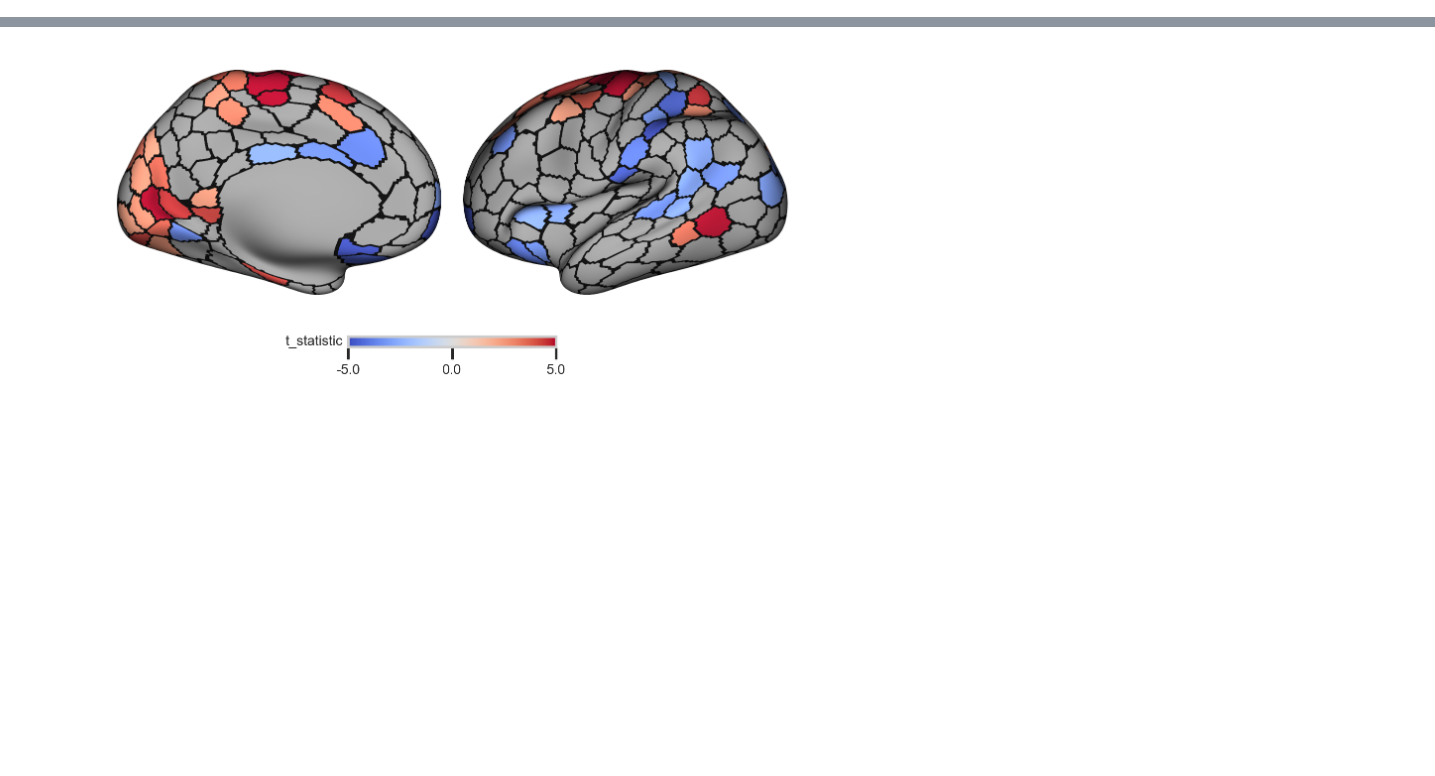
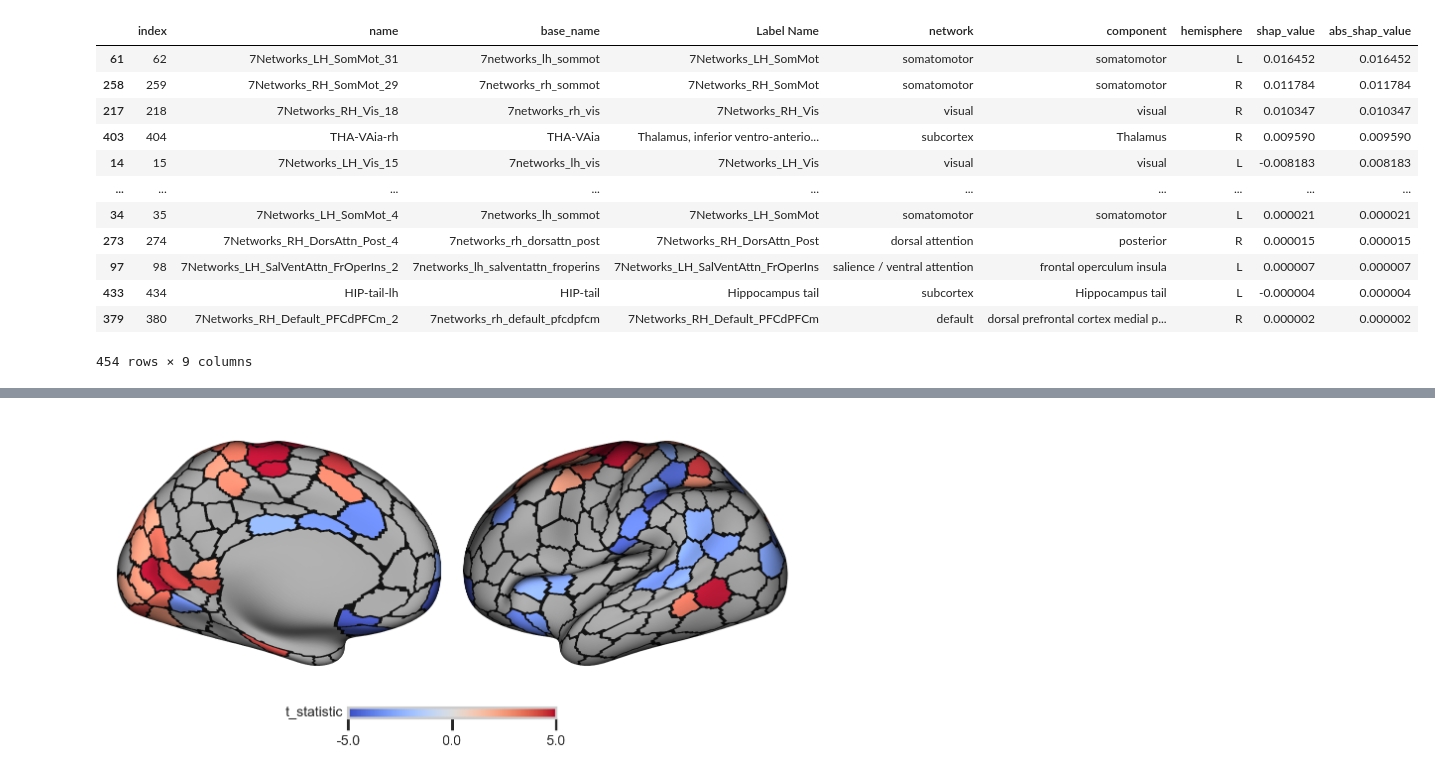
Before and after one commit to GalKepler/athletes_brain, a Jupyter notebook: notebooks/fig2/fig2.ipynb, the cells around one changed output, grey strips where cells are left out. Cells and saved outputs as stored; diff of their text form; code cells hidden in the pictures; blank space fills up the shorter version.

```diff
--- a/notebooks/fig2/fig2.ipynb
+++ b/notebooks/fig2/fig2.ipynb
@@ -460,0 +474,43 @@ TypeError: BaseEstimator.get_params() missing 1 required positional argument: 's
+# %%
+# Model inspection using SHAP values
+import shap
+
+# We use a pipeline, so we need to extract the model from the pipeline
+group_name = "all"
+stacked_estimator = best_models[group_name]["stacked"]
+preprocessor, imputer, estimator = (stacked_estimator.named_steps[key] for key in ["preprocessor", "imputer", "classifier"])
+
+# Prepare the data for SHAP
+X_stacked = X.copy().astype(float)  # Ensure all data is float for SHAP
+X_stacked.columns = X_stacked.columns.astype(str)
+X_stacked["sex"] = X_stacked["sex"].astype(int)  # Ensure sex is int for SHAP
+
+X_stacked = preprocessor.fit_transform(X_stacked)
+X_stacked = imputer.transform(X_stacked)
+X_stacked = pd.DataFrame(X_stacked, columns=preprocessor.get_feature_names_out())
+# Create a SHAP explainer
+explainer = shap.explainers.Linear(
+    estimator, X_stacked, feature_names=X_stacked.columns
+)
+# %%
+explanation = explainer(X_stacked)  # Use a subset of samples for faster computation
+# %%
+importances = parcels.copy()
+importances["shap_value"] = explanation[:,:len(parcels)].values.mean(axis=0)
+# sort by absolute SHAP value
+importances["abs_shap_value"] = importances["shap_value"].abs()
+importances.sort_values(by="abs_shap_value", ascending=False)
+# %% [output]
+|  | index | name | base_name | Label Name | network | component | hemisphere | shap_value | abs_shap_value |
+| 61 | 62 | 7Networks_LH_SomMot_31 | 7networks_lh_sommot | 7Networks_LH_SomMot | somatomotor | somatomotor | L | 0.016452 | 0.016452 |
+| 258 | 259 | 7Networks_RH_SomMot_29 | 7networks_rh_sommot | 7Networks_RH_SomMot | somatomotor | somatomotor | R | 0.011784 | 0.011784 |
+| 217 | 218 | 7Networks_RH_Vis_18 | 7networks_rh_vis | 7Networks_RH_Vis | visual | visual | R | 0.010347 | 0.010347 |
+| 403 | 404 | THA-VAia-rh | THA-VAia | Thalamus, inferior ventro-anterio... | subcortex | Thalamus | R | 0.009590 | 0.009590 |
+| 14 | 15 | 7Networks_LH_Vis_15 | 7networks_lh_vis | 7Networks_LH_Vis | visual | visual | L | -0.008183 | 0.008183 |
+| ... | ... | ... | ... | ... | ... | ... | ... | ... | ... |
+| 34 | 35 | 7Networks_LH_SomMot_4 | 7networks_lh_sommot | 7Networks_LH_SomMot | somatomotor | somatomotor | L | 0.000021 | 0.000021 |
+| 273 | 274 | 7Networks_RH_DorsAttn_Post_4 | 7networks_rh_dorsattn_post | 7Networks_RH_DorsAttn_Post | dorsal attention | posterior | R | 0.000015 | 0.000015 |
+| 97 | 98 | 7Networks_LH_SalVentAttn_FrOperIns_2 | 7networks_lh_salventattn_froperins | 7Networks_LH_SalVentAttn_FrOperIns | salience / ventral attention | frontal operculum insula | L | 0.000007 | 0.000007 |
+| 433 | 434 | HIP-tail-lh | HIP-tail | Hippocampus tail | subcortex | Hippocampus tail | L | -0.000004 | 0.000004 |
+| 379 | 380 | 7Networks_RH_Default_PFCdPFCm_2 | 7networks_rh_default_pfcdpfcm | 7Networks_RH_Default_PFCdPFCm | default | dorsal prefrontal cortex medial p... | R | 0.000002 | 0.000002 |
+454 rows × 9 columns
```
Also changed, not shown: parts of 13 cells of this notebook, 13 other files.
